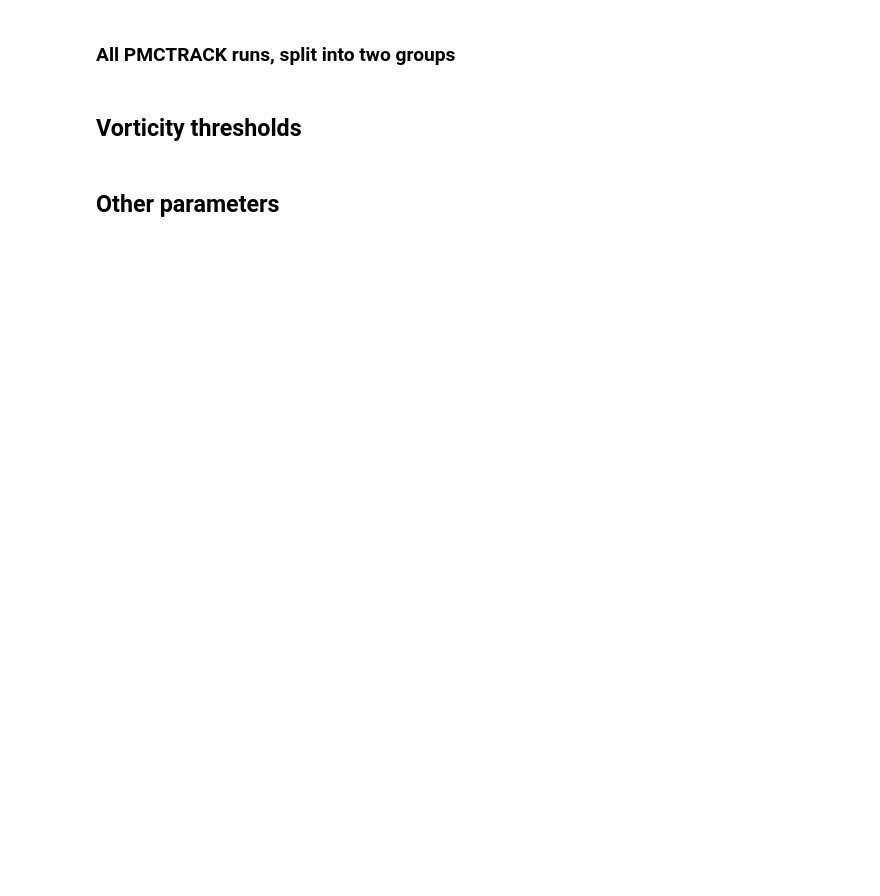
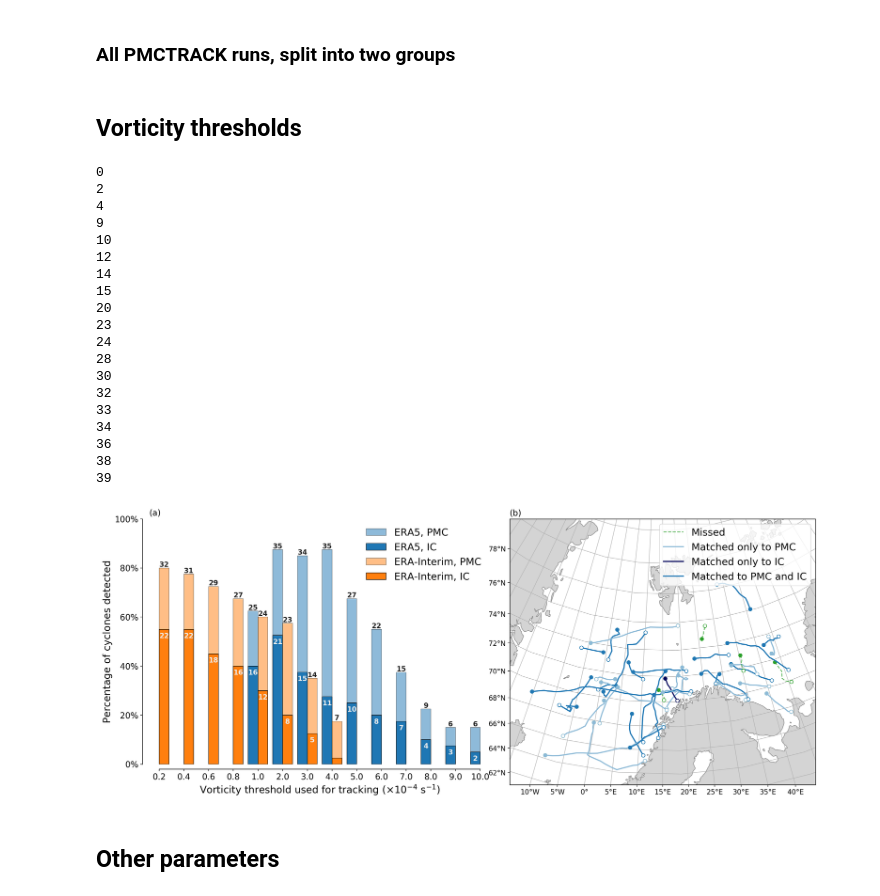
Before and after one commit to dennissergeev/pmc_clim, a Jupyter notebook: code/Verification.ipynb, the cells around one changed output. Saved outputs shown, nothing was run; the diff lists cells and outputs as text; code cells hidden in the pictures; blank space fills up the shorter version.

```diff
--- a/code/Verification.ipynb
+++ b/code/Verification.ipynb
@@ -372,8 +399,6 @@ for run_group, dataset_dicts in tqdm(RUNS.items(), desc='run_group', leave=False
                 TR += _TR
             TRACKS[run_group][dataset].append(TR)
 clear_output()
-# %%
-method = 'simple'
 # %%
 MATCH_RATES = dict()
 MATCH_PAIRS = dict()
@@ -400,6 +425,7 @@ for run_group, dataset_dicts in tqdm(RUNS.items(), desc='run_group', leave=False
                                         columns=subsets,
                                         index=index)
     res_df = pd.merge(*results.values(), how='outer', left_index=True, right_index=True, suffixes=['_'+i for i in datasets])
+    res_df[res_df==0] = np.nan
     MATCH_RATES[run_group] = ((res_df / n_ref)
                               .reset_index(level=0)
                               .rename(columns=dict(index=run_group)))
@@ -413,7 +439,7 @@ lcc_kw_zoom = LCC_KW.copy()
 lcc_kw_zoom.update(extent=[-15, 45, 63, 82],
                    ticks=[5, 2])
 # %%
-fig = plt.figure(figsize=(18, 7))
+fig = plt.figure(figsize=(18, 7), constrained_layout=True)
 
 width = 0.4
 
@@ -427,19 +453,25 @@ for j, (dataset, color) in enumerate(zip(datasets, cc)):
                alpha= 0.5 * (i+1),
                edgecolor='#000000',
                linewidth=0.75,
-               label=f'{dataset}, {aliases[subset]}')
+               label=f'{aliases[dataset]}, {aliases[subset]}')
 
-ax.legend(loc=1, ncol=1, fontsize='x-large')
+ax.legend(loc=1, ncol=1, fontsize='x-large', frameon=False)
 
 for spine in ax.spines.values():
     if spine.spine_type in ['top', 'right']:
         spine.set_linewidth(0)
     else:
         spine.set_linewidth(1)
+        spine.set_position(('axes', -0.02))
+        spine.set_position(('axes', -0.02))
 
-ax.set_ylim(0, 1)
+
 ax.set_xticks(res_df.index.values + width/2)
 ax.set_xticklabels((1e4 * res_df[run_group].values).round(decimals=1))
+ax.set_xlim(ax.get_xticks()[0]-width, ax.get_xticks()[-1]+width)
+ax.set_ylim(0, 1)
+
+ax.spines['bottom'].set_bounds(ax.get_xticks()[0], ax.get_xticks()[-1])
 
 percent_formatter = FuncFormatter(lambda x, position: f'{x*100:3.0f}%')
 ax.yaxis.set_major_formatter(percent_formatter)
@@ -463,46 +495,68 @@ for i, p in enumerate(sorted(ax.patches, key=lambda x: x.get_x())):
         an = ax.annotate('{:d}'.format(int(p.get_height() * n_ref)),
                          (p.get_x()+0.2, p.get_height()-0.035),
                          ha='center', fontweight='bold', color=fontcolor,
-                         size='small')
+                         size='medium')
         _p = p
 ax.set_xlabel(r'Vorticity threshold used for tracking ($\times10^{-4}$ $s^{-1}}$)', fontsize='x-large')
 ax.set_ylabel('Percentage of cyclones detected', fontsize='x-large')
 # ttl = ax.set_title(f'Number of matched vortices\nPMCTRACK vs {period}', loc='left', fontsize='xx-large');
-ax.add_artist(AnchoredText('a', loc=2, prop=dict(size='large')));
+# ax.add_artist(AnchoredText('a', loc=2, prop=dict(size='large')));
+ax.set_title('(a)', loc='left', fontsize='large')
 
 #
 # Show on the map what tracks are matched in CTRL runs
 #
 ax = lcc_map(fig, 122, **lcc_kw_zoom)
 
 run_group = 'vort_thresh'
 dataset = 'era5'
 
 labels = ['Missed',
           f'Matched only to {aliases[subsets[0]]}',
           f'Matched only to {aliases[subsets[1]]}',
           f'Matched to {aliases[subsets[0]]} and {aliases[subsets[1]]}']
 hs = [None] * 4
 for idx, df in enumerate(stars_tracks):
     df.plot_track(ax=ax, color='C2', linestyle='--', alpha=0.75, **trans)
     hs[0], = ax.plot(df.lon[0], df.lat[0], color='C2', linestyle='--', alpha=0.75, **trans)
     if idx in [i[1] for i in MATCH_PAIRS[run_group][dataset][subsets[0]]]:
         df.plot_track(ax=ax, color='#8DBAD7', linewidth=2, **trans)
         hs[1], = ax.plot(df.lon[0], df.lat[0], color='#8DBAD7', linewidth=2, **trans)
     if all([idx in [i[1] for i in MATCH_PAIRS[run_group][dataset][subset]] for subset in subsets]):
         df.plot_track(ax=ax, color='C0', linewidth=2, **trans)
         hs[3], = ax.plot(df.lon[0], df.lat[0], color='C0', linewidth=2, **trans)
     elif idx in [i[1] for i in MATCH_PAIRS[run_group][dataset][subsets[1]]]:
         df.plot_track(ax=ax, color='#00035b', linewidth=2, **trans)
         hs[2], = ax.plot(df.lon[0], df.lat[0], color='#00035b', linewidth=2, **trans)
 
 hs, labels = [h for h, lab in zip(hs, labels) if h], [lab for h, lab in zip(hs, labels) if h]
 
 ax.legend(hs, labels, loc=1, fontsize='x-large')
-ax.add_artist(AnchoredText('b', loc=2, prop=dict(size='large')));
-# ax.set_title(f'Number of matched vortices\nPMCTRACK vs {period}', loc='left', fontsize='xx-large');
+# ax.add_artist(AnchoredText('b', loc=2, prop=dict(size='large')));
+ax.set_title('(b)', loc='left', fontsize='large')
 
 fig.savefig(mypaths.plotdir / f'vs_{period.lower()}_vort_thresh_w_map_{method}')
+# %% [output]
+0
+2
+4
+9
+10
+12
+14
+15
+20
+23
+24
+28
+30
+32
+33
+34
+36
+38
+39
+[figure, added]
 # %% [markdown]
 ## Other parameters
 # %%
```
Also changed, not shown: parts of 11 cells of this notebook.
